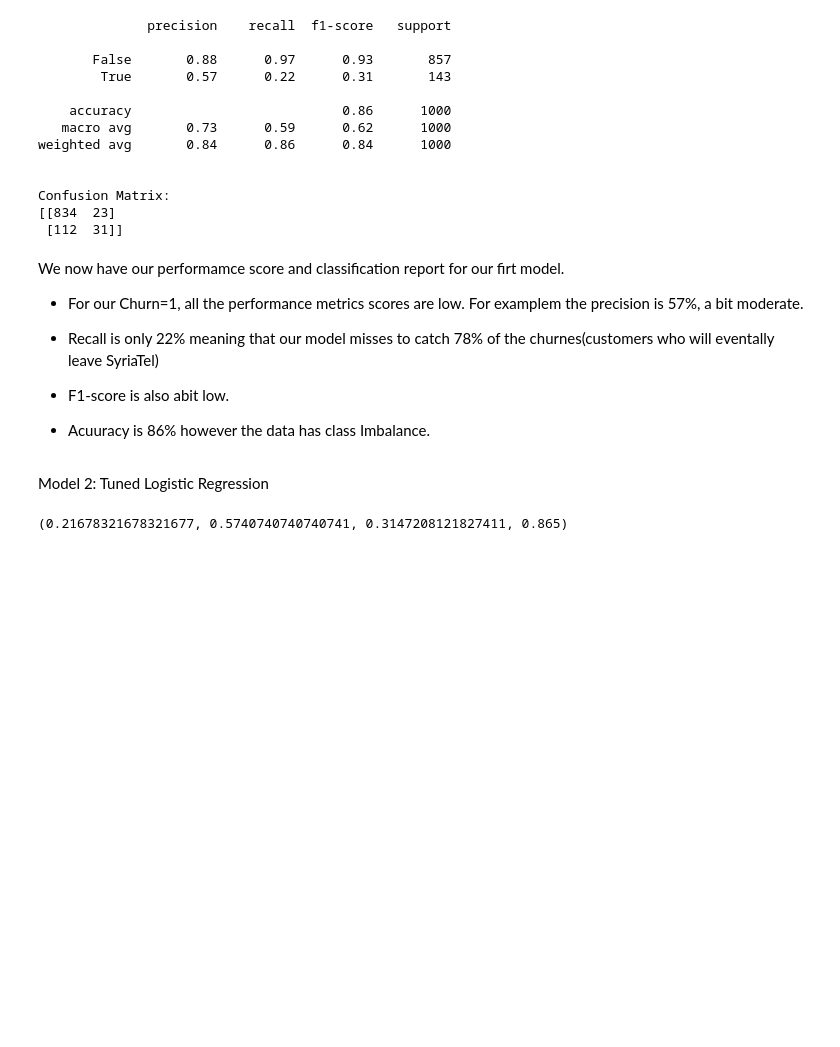
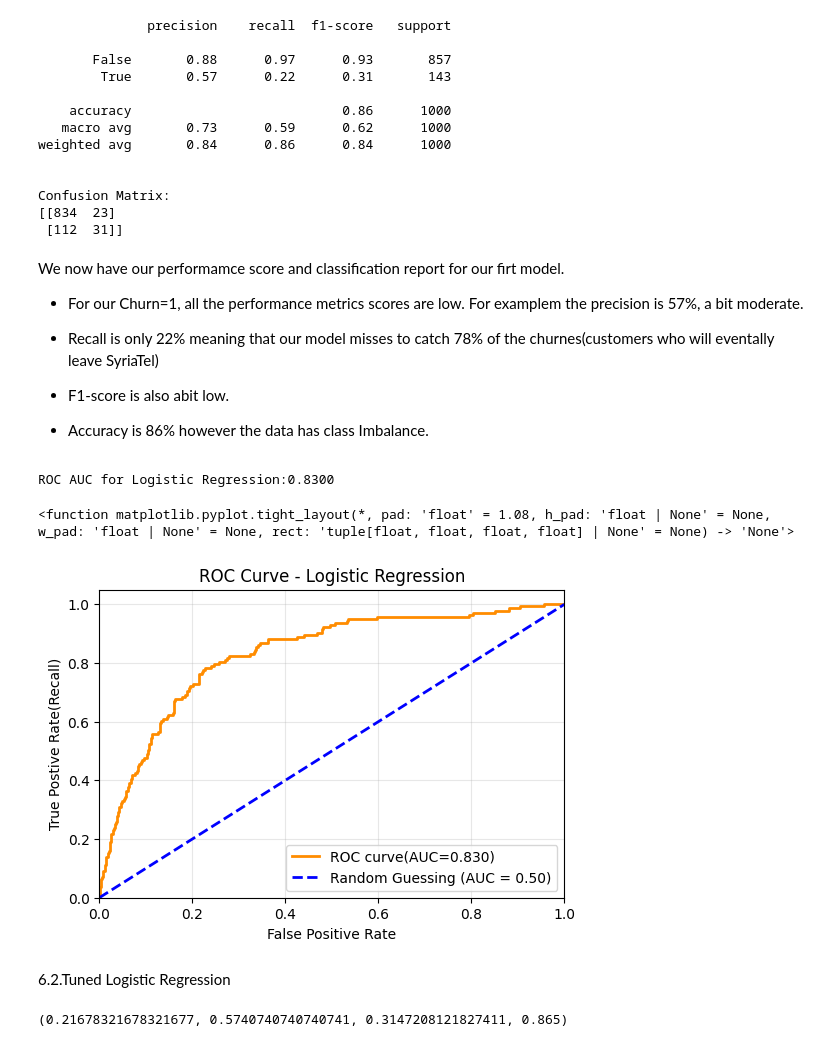
Before and after one commit to BriegeMeso/Customer-Churn, a Jupyter notebook: project3.ipynb, the cells around one changed output. Drawn from its saved outputs; the diff is of its cells as text; code cells hidden in the pictures; blank space fills up the shorter version.

Commit message:
ROC AUC for all models

```diff
--- a/project3.ipynb
+++ b/project3.ipynb
@@ -288,7 +297,40 @@ We now have our performamce score and  classification report for our firt model.
 
 - F1-score is also abit low.
 
-- Acuuracy is 86% however the data has class Imbalance.
+- Accuracy is 86% however the data has class Imbalance.
+# %%
+# getiing class predictions(0/1)
+y_pred_logreg = logreg.predict(X_test_processed)
+
+# prob of churn probabillites for ROC
+y_pred_logreg = logreg.predict_proba(X_test_processed)[:, 1]
+
+# computing AUC score
+fpr, tpr, thresholds = roc_curve(y_test,y_pred_logreg)
+
+#computing ROC curve
+auc = roc_auc_score(y_test,y_pred_logreg)
+print(f"ROC AUC for Logistic Regression:{auc:.4f}")
+
+# plotting the ROC curve
+plt.figure(figsize=(6,4))
+plt.plot(fpr,tpr, color='darkorange',lw=2,
+         label = f'ROC curve(AUC={auc:.3f})')
+
+plt.plot([0,1],[0,1], color='blue',lw=2,linestyle='--',
+         label='Random Guessing (AUC = 0.50)')
+plt.xlim([0.0,1.0])
+plt.ylim([0.0,1.05])
+plt.xlabel('False Positive Rate')
+plt.ylabel('True Postive Rate(Recall)')
+plt.title('ROC Curve - Logistic Regression')
+plt.legend(loc ="lower right")
+plt.grid(True, alpha=0.3)
+plt.tight_layout
+# %% [output]
+ROC AUC for Logistic Regression:0.8300
+<function matplotlib.pyplot.tight_layout(*, pad: 'float' = 1.08, h_pad: 'float | None' = None, w_pad: 'float | None' = None, rect: 'tuple[float, float, float, float] | None' = None) -> 'None'>
+[figure, added]
 # %% [markdown]
-Model 2: Tuned Logistic Regression
+6.2.Tuned Logistic Regression
 # %%
```
Also changed, not shown: parts of 39 cells of this notebook.
